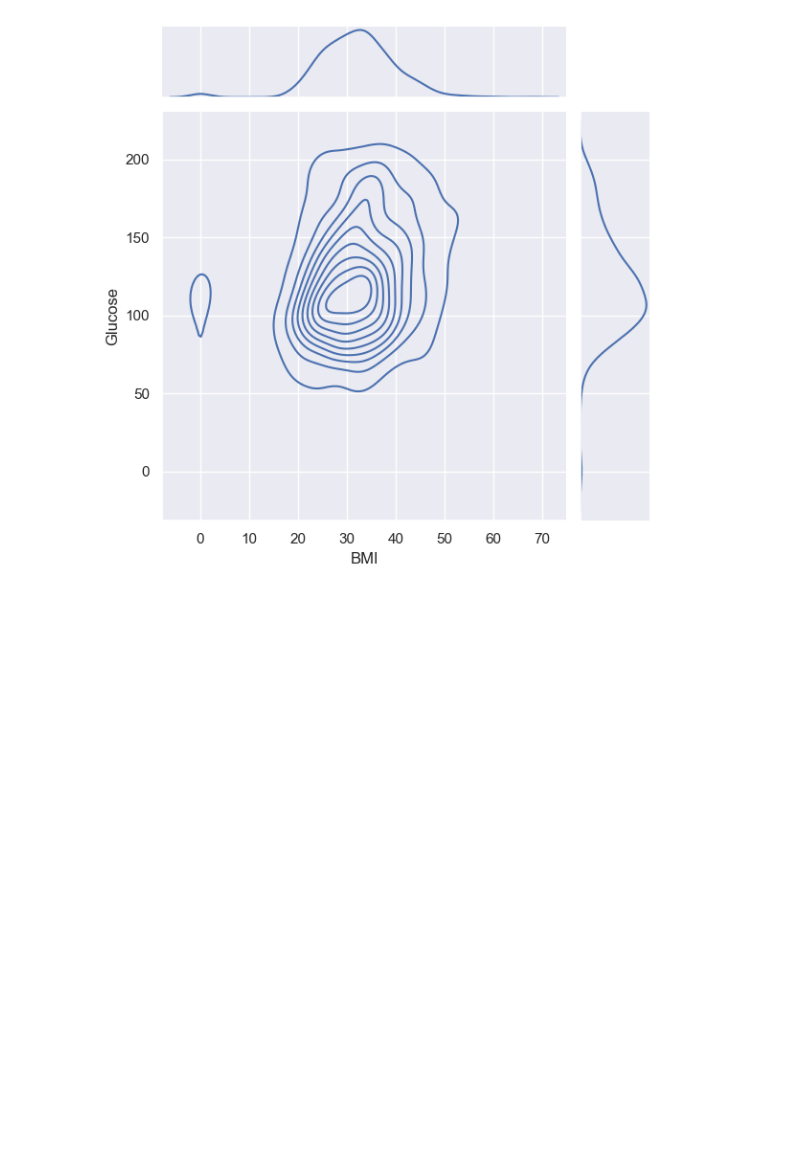
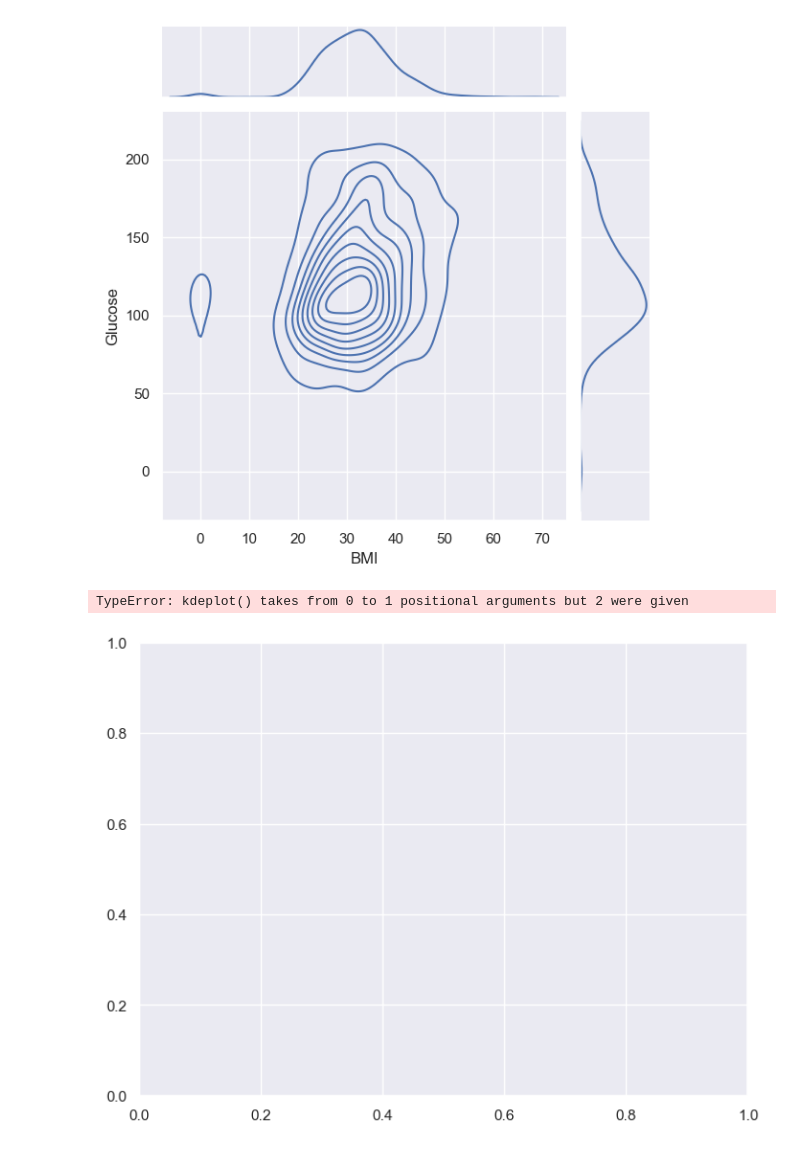
Before and after one commit to jumabekov02/diabetes-analysis-2, a Jupyter notebook: notebook/01_EDA.ipynb, the cells around one changed output. Saved outputs shown, nothing was run; the diff lists cells and outputs as text; code cells hidden in the pictures; blank space fills up the shorter version.

Commit message:
KDEplot

```diff
--- a/notebook/01_EDA.ipynb
+++ b/notebook/01_EDA.ipynb
@@ -188,3 +188,10 @@ sns.jointplot(x="BMI", y="Glucose", data=df, kind="kde")
 # %% [output]
 <seaborn.axisgrid.JointGrid at 0x...>
 [figure]
+# %%
+f, ax = plt.subplots(figsize=(8,6))
+cmap = sns.cubehelix_palette(as_cmap=True, dark=0, light=1, reverse=False)
+sns.kdeplot(x=df.BMI, y=df.Glucose, cmap=cmap, n_levels=60, shade=True)
+# %% [output]
+TypeError: kdeplot() takes from 0 to 1 positional arguments but 2 were given
+[figure, added]
```
